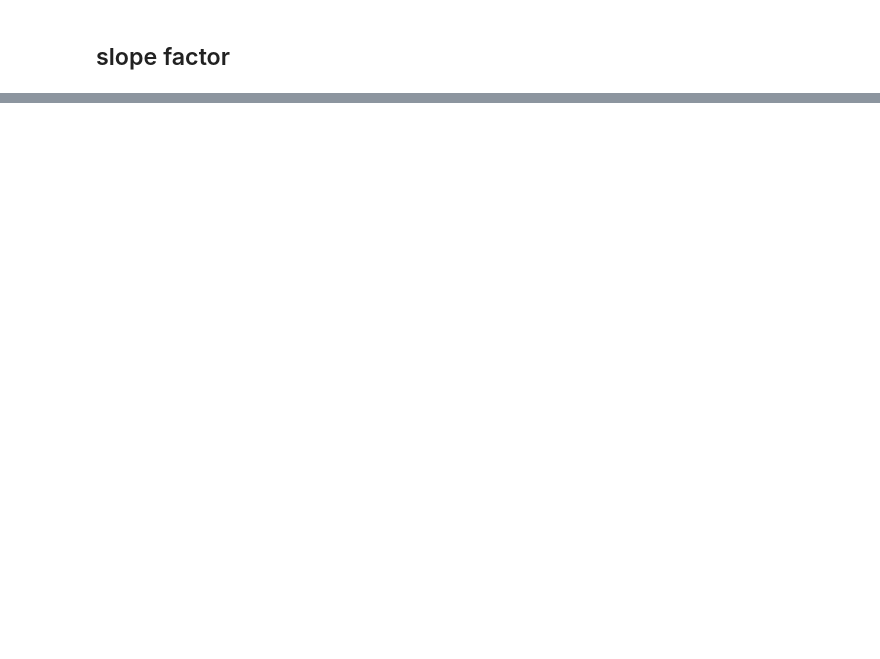
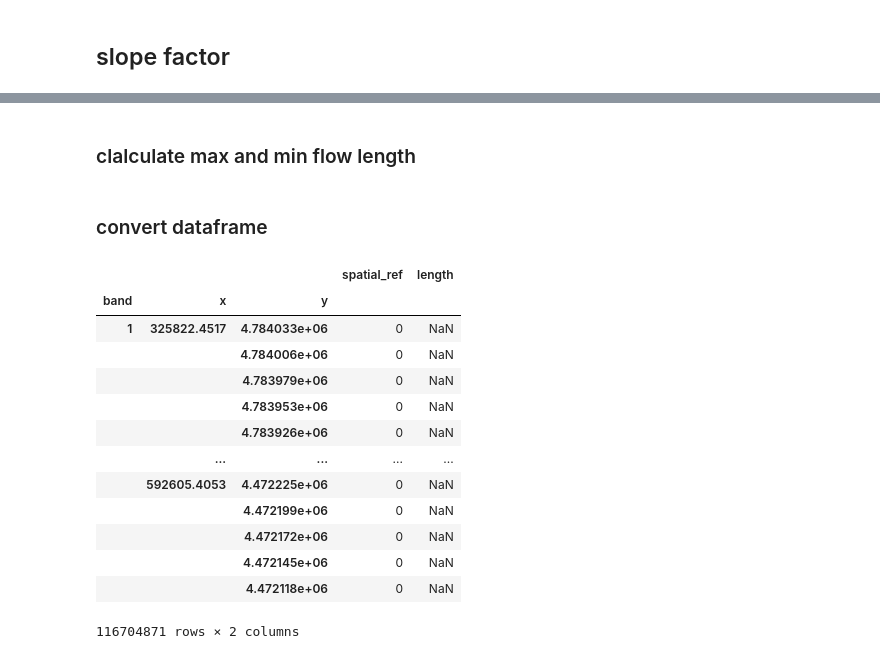
Before and after one commit to mahdi98mnm/wb_weri, a Jupyter notebook: flowlen_flowdir.ipynb, the cells around one changed output, grey strips where cells are left out. Cells and saved outputs as stored; diff of their text form; code cells hidden in the pictures; blank space fills up the shorter version.

```diff
--- a/flowlen_flowdir.ipynb
+++ b/flowlen_flowdir.ipynb
@@ -60,6 +89,25 @@ fl
+# %% [markdown]
+### clalculate max and min flow length
 # %%
 hight = np.nanmax(fl['length'].values)
 low = np.nanmin(fl['length'].values)
+# %% [markdown]
+### convert dataframe
 # %%
-# df_flowlen = fl.to_dataframe()
-# df_flowlen
+df_flowlen = fl.to_dataframe()
+df_flowlen
+# %% [output]
+|  |  |  | spatial_ref | length |
+| band | x | y |  |  |
+| 1 | 325822.4517 | 4.784033e+06 | 0 | NaN |
+|  |  | 4.784006e+06 | 0 | NaN |
+|  |  | 4.783979e+06 | 0 | NaN |
+|  |  | 4.783953e+06 | 0 | NaN |
+|  |  | 4.783926e+06 | 0 | NaN |
+|  | ... | ... | ... | ... |
+|  | 592605.4053 | 4.472225e+06 | 0 | NaN |
+|  |  | 4.472199e+06 | 0 | NaN |
+|  |  | 4.472172e+06 | 0 | NaN |
+|  |  | 4.472145e+06 | 0 | NaN |
+|  |  | 4.472118e+06 | 0 | NaN |
+116704871 rows × 2 columns
```
Also changed, not shown: parts of 30 cells of this notebook, 5 other files.
